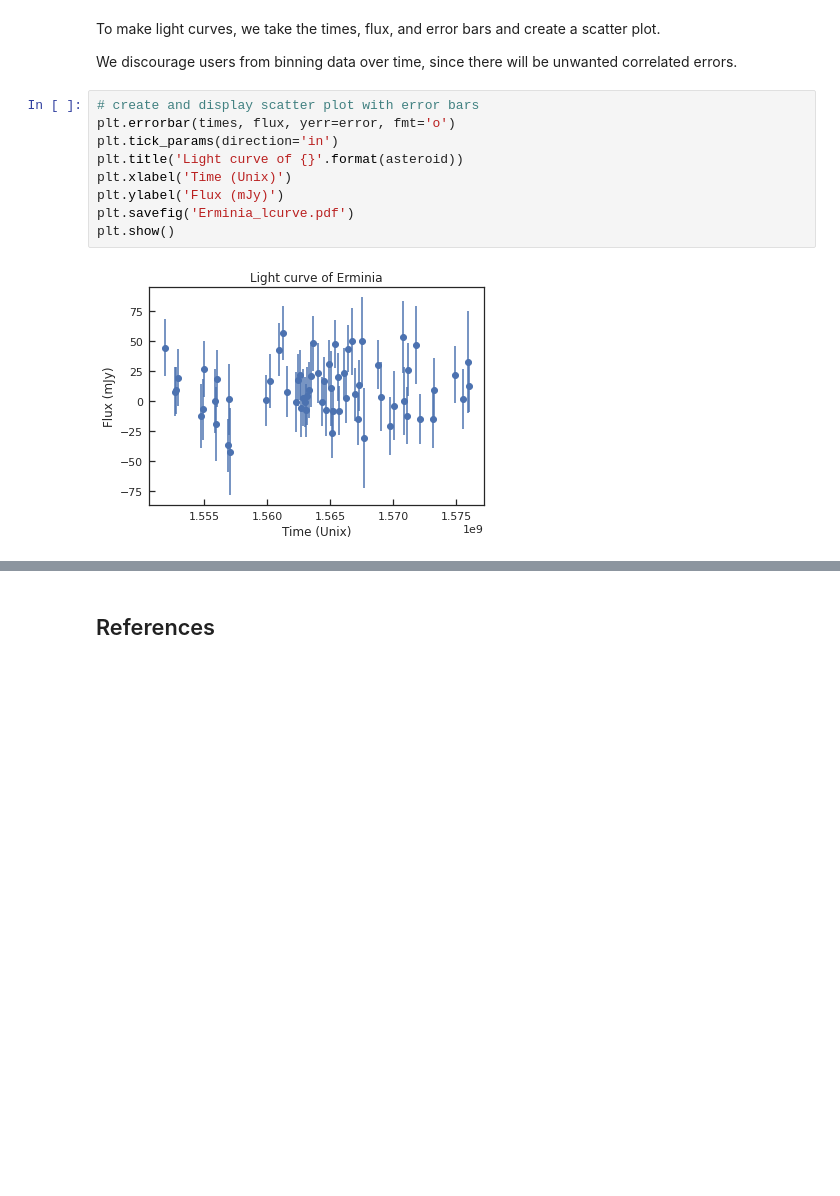
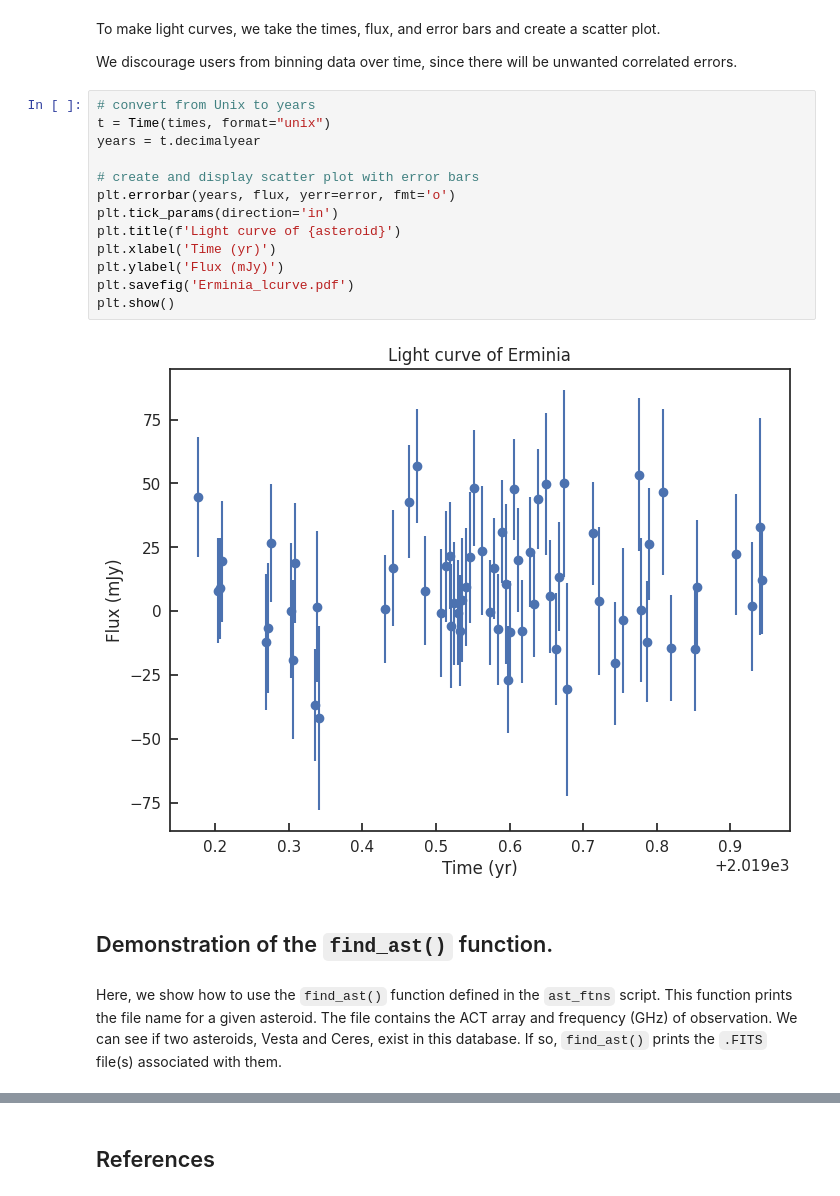
Before and after one commit to ACTCollaboration/ASTRONAUT, a Jupyter notebook: Notebooks/Tutorial/Tutorial.ipynb, the cells around one changed output, grey strips where cells are left out. Saved outputs shown, nothing was run; the diff lists cells and outputs as text; blank space fills up the shorter version.

Commit message:
Example usage of find_ast() and change time units

```diff
--- a/Notebooks/Tutorial/Tutorial.ipynb
+++ b/Notebooks/Tutorial/Tutorial.ipynb
@@ -79,13 +94,21 @@ To make light curves, we take the times, flux, and error bars and create a scatt
 
 We discourage users from binning data over time, since there will be unwanted correlated errors.
 # %%
+# convert from Unix to years
+t = Time(times, format="unix")
+years = t.decimalyear
+
 # create and display scatter plot with error bars
-plt.errorbar(times, flux, yerr=error, fmt='o')
+plt.errorbar(years, flux, yerr=error, fmt='o')
 plt.tick_params(direction='in')
-plt.title('Light curve of {}'.format(asteroid))
-plt.xlabel('Time (Unix)')
+plt.title(f'Light curve of {asteroid}')
+plt.xlabel('Time (yr)')
 plt.ylabel('Flux (mJy)')
 plt.savefig('Erminia_lcurve.pdf')
 plt.show()
 # %% [output]
-[figure, old version]
+[figure, new version]
+# %% [markdown]
+## Demonstration of the `find_ast()` function.
+# %% [markdown]
+Here, we show how to use the `find_ast()` function defined in the `ast_ftns` script. This function prints the file name for a given asteroid. The file contains the ACT array and frequency (GHz) of observation. We can see if two asteroids, Vesta and Ceres, exist in this database. If so, `find_ast()` prints the `.FITS` file(s) associated with them.
```
Also changed, not shown: parts of 4 cells of this notebook.
